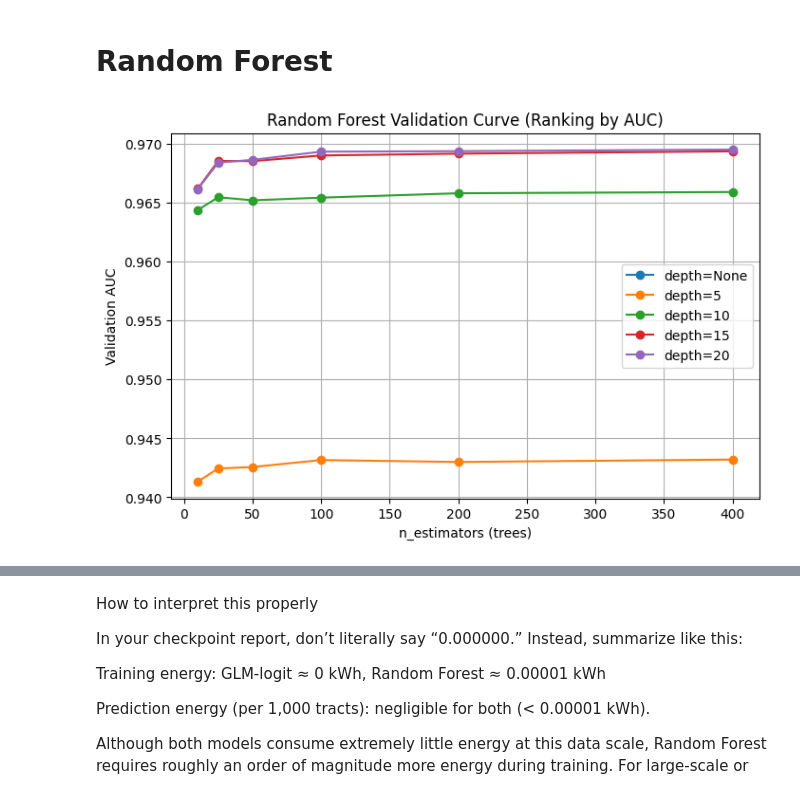
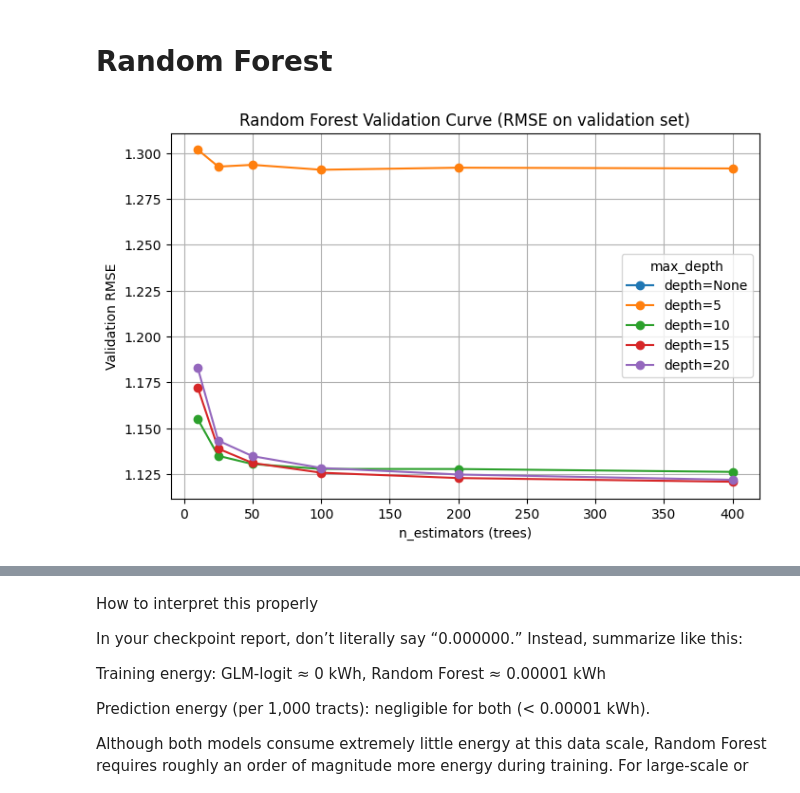
Before and after one commit to swatimisra/SDS336-Project, a Jupyter notebook: FinalRegressionModeling.ipynb, the cells around one changed output, grey strips where cells are left out. Saved outputs shown, nothing was run; the diff lists cells and outputs as text; code cells hidden in the pictures.

```diff
--- a/FinalRegressionModeling.ipynb
+++ b/FinalRegressionModeling.ipynb
@@ -28,7 +44,9 @@ np.random.seed(RANDOM_STATE)
 # %%
-df = pd.read_csv("/Users/janak/Downloads/merged_health_census_clean.csv")
-X = df[['Sleep_Pct', 'Obesity_Pct', 'Asthma_Pct', 'Smoking_Pct',
-        'HeartDisease_Pct', 'HighBP_Pct', 'HighChol_Pct']]
+df = pd.read_csv("merged_health_census_clean.csv")
+X = df[[ "Median_Income", "Median_Age", "Poverty_Pct",
+    "HS_Grad_Pct", "Bachelors_Pct", "Unemployed_Pct",
+    "Pct_White_Alone", "Pct_Black_Alone", "Pct_Asian_Alone",
+    "Pct_Hispanic", "Pct_Other"]]
 y = df['MentalHealth_Pct']
 y.describe()
 # %% [output]
@@ -111,8 +129,10 @@ Rows     → train:15659, val:4605, test:6849
 # %% [markdown]
 # Define Features
 # %%
-FEATURES = ['Sleep_Pct', 'Obesity_Pct', 'Asthma_Pct', 'Smoking_Pct',
-            'HeartDisease_Pct', 'HighBP_Pct', 'HighChol_Pct']
+FEATURES = ["Median_Income", "Median_Age", "Poverty_Pct",
+    "HS_Grad_Pct", "Bachelors_Pct", "Unemployed_Pct",
+    "Pct_White_Alone", "Pct_Black_Alone", "Pct_Asian_Alone",
+    "Pct_Hispanic", "Pct_Other"]
 TARGET = 'MentalHealth_Pct'
 
 X_train, y_train = train_df[FEATURES], train_df[TARGET]
@@ -233,57 +411,84 @@ Proportion model (GLM-logit) — Test AUC: 0.977
 # Random Forest
 # %%
 from sklearn.ensemble import RandomForestRegressor
+from sklearn.metrics import mean_squared_error, r2_score
+import numpy as np
+import pandas as pd
+import matplotlib.pyplot as plt
 
 n_estimators_grid = [10, 25, 50, 100, 200, 400]
 max_depth_grid    = [None, 5, 10, 15, 20]
 
 rf_records = []
 for n in n_estimators_grid:
     for d in max_depth_grid:
         rf = RandomForestRegressor(
             n_estimators=n,
             max_depth=d,
             random_state=RANDOM_STATE,
             n_jobs=-1
         )
         rf.fit(X_train, y_train)
-        y_val_score = rf.predict(X_val)  # continuous scores for ranking
-        auc_val = auc_from_continuous_scores(y_val_bin, y_val_score)
-        rf_records.append((n, d, auc_val))
 
-rf_val = pd.DataFrame(rf_records, columns=["n_estimators","max_depth","val_auc"])
+        # continuous predictions on VALIDATION set
+        y_val_pred = rf.predict(X_val)
 
+        # regression metrics
+        rmse_val = np.sqrt(mean_squared_error(y_val, y_val_pred))
+        r2_val   = r2_score(y_val, y_val_pred)
+
+        rf_records.append((n, d, rmse_val, r2_val))
+
+rf_val = pd.DataFrame(
+    rf_records,
+    columns=["n_estimators","max_depth","val_rmse","val_r2"]
+)
+
+# --- Plot validation RMSE vs n_estimators for each depth ---
 plt.figure(figsize=(8,5))
 for d in max_depth_grid:
-    sub = rf_val[rf_val["max_depth"]==d]
-    plt.plot(sub["n_estimators"], sub["val_auc"], marker='o', label=f"depth={d}")
+    sub = rf_val[rf_val["max_depth"] == d]
+    plt.plot(sub["n_estimators"], sub["val_rmse"], marker='o', label=f"depth={d}")
 plt.xlabel("n_estimators (trees)")
-plt.ylabel("Validation AUC")
-plt.title("Random Forest Validation Curve (Ranking by AUC)")
-plt.legend()
+plt.ylabel("Validation RMSE")
+plt.title("Random Forest Validation Curve (RMSE on validation set)")
+plt.legend(title="max_depth")
 plt.grid(True)
 plt.show()
 
-# Choose the best by val AUC (and prefer smaller n when tied)
-best_row = rf_val.sort_values(["val_auc","n_estimators"], ascending=[False,True]).iloc[0]
-best_n, best_d, best_auc = int(best_row.n_estimators), None if pd.isna(best_row.max_depth) else int(best_row.max_depth), float(best_row.val_auc)
+# Choose the best by lowest validation RMSE (prefer smaller n when tied)
+best_row = rf_val.sort_values(
+    ["val_rmse", "n_estimators"],
+    ascending=[True, True]
+).iloc[0]
 
-# 👇 choose these based on your plotted curves (plateau / elbow you like)
-chosen_n = 100
-chosen_d = 20   # or None
+best_n = int(best_row.n_estimators)
+best_d = None if pd.isna(best_row.max_depth) else int(best_row.max_depth)
+best_rmse = float(best_row.val_rmse)
+best_r2   = float(best_row.val_r2)
 
+print(f"Selected RF hyperparams: n_estimators={best_n}, max_depth={best_d}")
+print(f"Validation RMSE={best_rmse:.3f}, R^2={best_r2:.3f}")
 
 # Refit on TRAIN+VAL and evaluate on TEST
 best_rf = RandomForestRegressor(
-    n_estimators=chosen_n,
-    max_depth=chosen_d,
+    n_estimators=best_n,
+    max_depth=best_d,
     random_state=RANDOM_STATE,
     n_jobs=-1
 )
-best_rf.fit(pd.concat([X_train, X_val]), pd.concat([y_train, y_val]))
+
+X_trval = pd.concat([X_train, X_val])
+y_trval = pd.concat([y_train, y_val])
+
+best_rf.fit(X_trval, y_trval)
 
 yhat_rf_test = best_rf.predict(X_test)
-auc_rf_test  = auc_from_continuous_scores(y_test_bin, yhat_rf_test)
-print(f"Random Forest (your chosen hyperparams) — Test AUC: {auc_rf_test:.3f}")
+
+rmse_rf_test = np.sqrt(mean_squared_error(y_test, yhat_rf_test))
+r2_rf_test   = r2_score(y_test, yhat_rf_test)
+
+print(f"Random Forest — Test RMSE: {rmse_rf_test:.3f}")
+print(f"Random Forest — Test R^2:  {r2_rf_test:.3f}")
 # %% [output]
-[figure, old version]
+[figure, new version]
```
Also changed, not shown: parts of 45 cells of this notebook.
